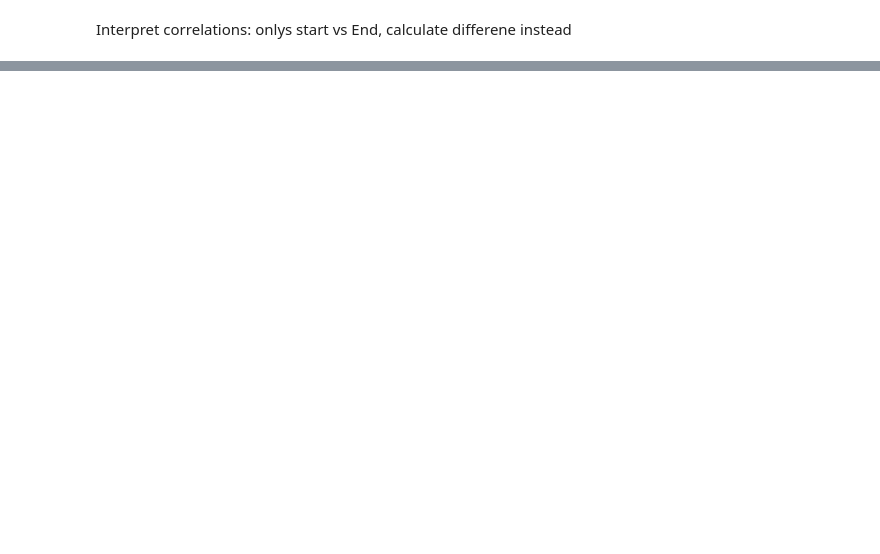
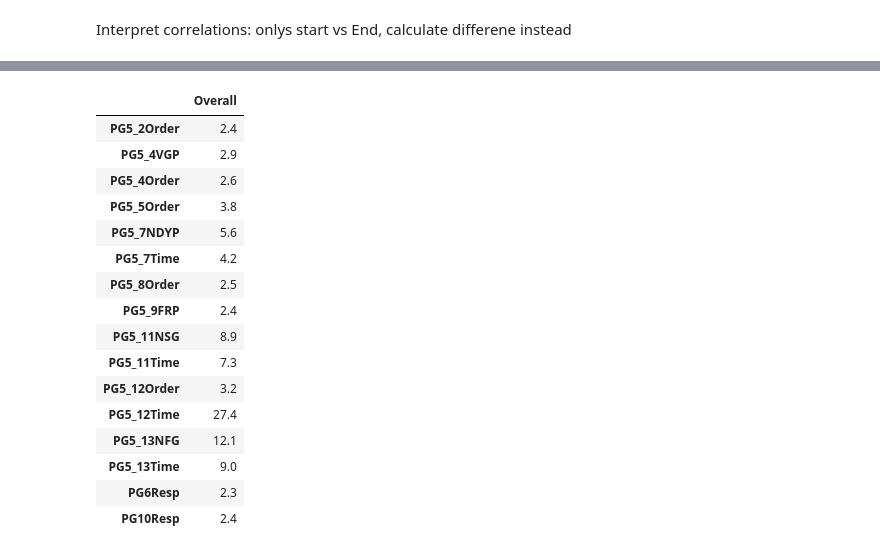
Before and after one commit to fdac18/Miniproject3, a Jupyter notebook: mander59.ipynb, the cells around one changed output, grey strips where cells are left out. Saved outputs shown, nothing was run; the diff lists cells and outputs as text; code cells hidden in the pictures; blank space fills up the shorter version.

```diff
--- a/example.ipynb
+++ b/mander59.ipynb
@@ -83,0 +199,11 @@ Interpret correlations: onlys start vs End, calculate differene instead
+# %%
+clean <- data[data$PG5_12NWG != "",]
+clean = clean[, c("PG1PsnUse", "PG1WdAuth", "PG1Trn", "PG1Other", "PG2Resp", "PG4Dtr0_6", "PG4Psv7_8", "PG4Prm9_10", "PG4AllResp", "PG5_8CP", "PG6Resp", "PG8Resp", "PG9Resp", "PG10Resp", "PG11Resp", "PG12Resp", "PG7R" , "PG7Python")]
+
+for(i in 1:dim(data)[2]) if (is.factor(data[,i])) data[,i] = as.numeric(data[,i]);
+for(i in 1:ncol(data)) {
+    data[is.na(data[,i]),i] = 0
+}
+
+model <-glm(PG5_12NWG ~ ., data = data)
+summary(model)
@@ -83,0 +228,22 @@ Interpret correlations: onlys start vs End, calculate differene instead
+# %%
+v <- varImp(model, scale=FALSE)
+v <- v[v$Overall > 2.0,, drop=FALSE]
+v
+# %% [output]
+|  | Overall |
+| PG5_2Order | 2.4 |
+| PG5_4VGP | 2.9 |
+| PG5_4Order | 2.6 |
+| PG5_5Order | 3.8 |
+| PG5_7NDYP | 5.6 |
+| PG5_7Time | 4.2 |
+| PG5_8Order | 2.5 |
+| PG5_9FRP | 2.4 |
+| PG5_11NSG | 8.9 |
+| PG5_11Time | 7.3 |
+| PG5_12Order | 3.2 |
+| PG5_12Time | 27.4 |
+| PG5_13NFG | 12.1 |
+| PG5_13Time | 9.0 |
+| PG6Resp | 2.3 |
+| PG10Resp | 2.4 |
```
Also changed, not shown: parts of 20 cells of this notebook.
